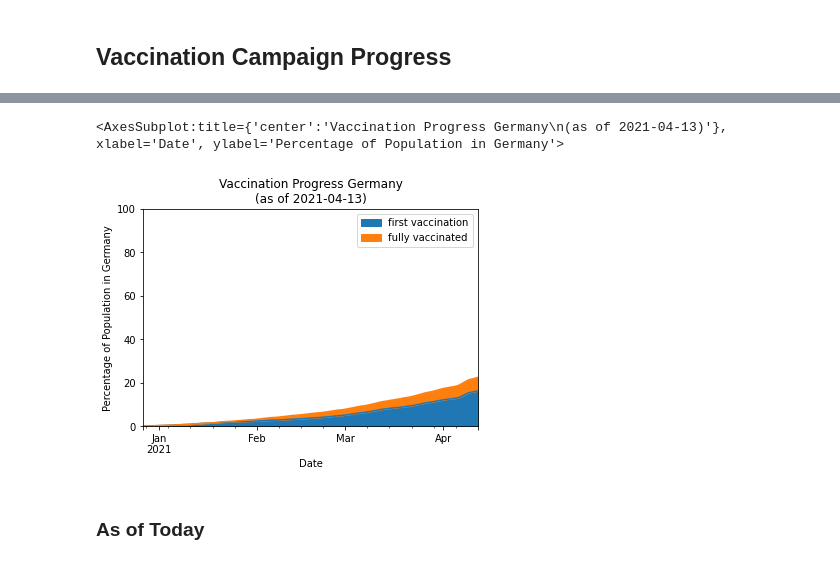
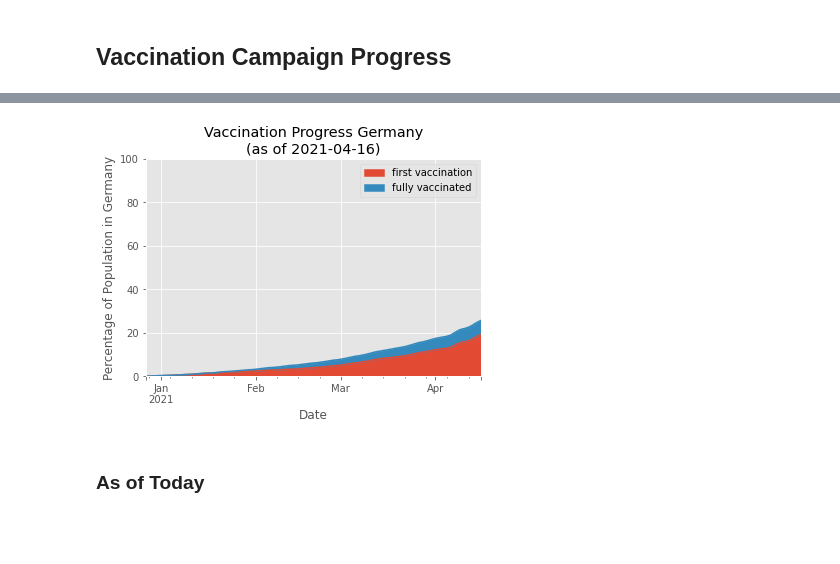
Before and after one commit to RuedigerVoigt/track-covid-19, a Jupyter notebook: vaccination.ipynb, the cells around one changed output, grey strips where cells are left out. Saved outputs shown, nothing was run; the diff lists cells and outputs as text; code cells hidden in the pictures; blank space fills up the shorter version.

```diff
--- a/vaccination.ipynb
+++ b/vaccination.ipynb
@@ -29,0 +30,3 @@ yesterday
+# %%
+# style like ggplot in R
+plt.style.use('ggplot')
@@ -201,9 +215,8 @@ doses_cumulative.tail(3)
 # %%
-doses_cumulative.plot.area(
+doses_area_plot = doses_cumulative.plot.area(
     ylim=(0,100),
     xlabel='Date',
     ylabel='Percentage of Population in Germany',
-    title=f"Vaccination Progress Germany\n(as of {today})")
+    title=f"Vaccination Progress Germany\n(as of {last_update})")
 # %% [output]
-<AxesSubplot:title={'center':'Vaccination Progress Germany\n(as of 2021-04-13)'}, xlabel='Date', ylabel='Percentage of Population in Germany'>
-[figure, old version]
+[figure, new version]
```
Also changed, not shown: parts of 28 cells of this notebook, 5 other files.
